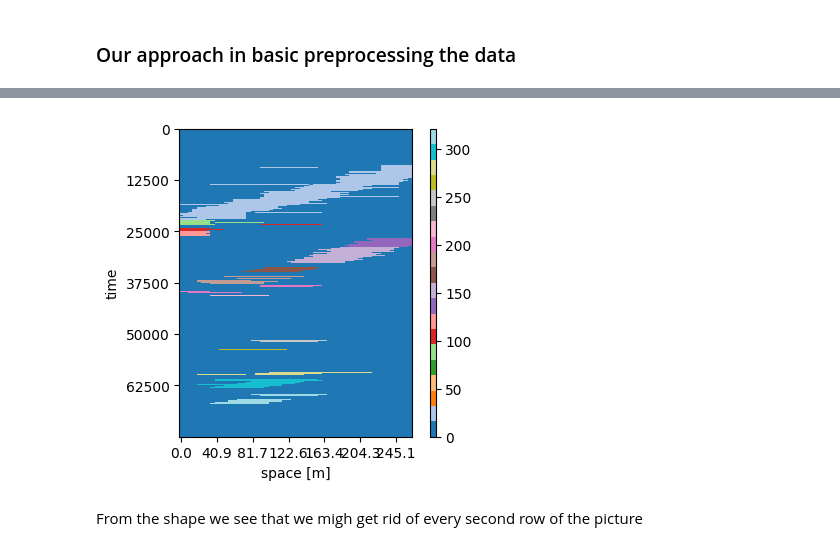
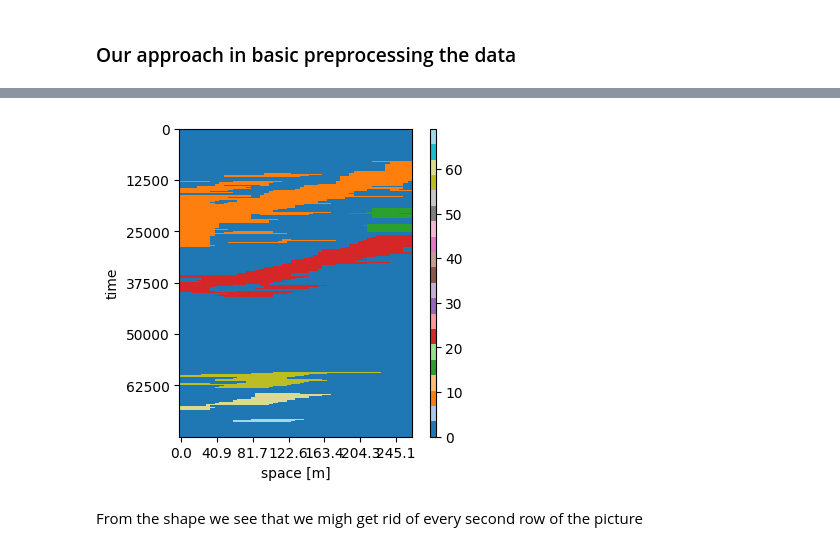
Before and after one commit to mmartyna123/ComputerVision, a Jupyter notebook: Project1/Project.ipynb, the cells around one changed output, grey strips where cells are left out. Saved outputs shown, nothing was run; the diff lists cells and outputs as text; code cells hidden in the pictures.

Commit message:
We have 6 regions, what we want.

```diff
--- a/Project1/Project.ipynb
+++ b/Project1/Project.ipynb
@@ -295,6 +295,8 @@ plot_dataframe_as_image(df_norm,3,6)
 df_binarized = (df_norm > np.percentile(df_norm, 90)).astype(int)
 print("binarized after gauss")
 plot_dataframe_as_image(df_binarized,3,6)
+
+
 #OPENING FOR NOISE REDUCTION
 kernel = cv2.getStructuringElement(cv2.MORPH_RECT,(2,20))
 opening = cv2.morphologyEx(df_binarized.values.astype(np.uint8), cv2.MORPH_OPEN, kernel )
@@ -339,18 +341,30 @@ plot_dataframe_as_image(df_dilated,3,6)
 
 
 
-# # CLOSE VERTICAL
-# vertical_kernel = np.ones((40, 5), dtype=np.uint8)
-# closed_image = cv2.morphologyEx(df_dilated.values.astype(np.uint8), cv2.MORPH_CLOSE, vertical_kernel)
-# print("smooth edges")
-# df_smooth = pd.DataFrame(closed_image, columns = df.columns)
-# plot_dataframe_as_image(df_smooth,3,6)
+
+
+# CLOSE VERTICAL
+vertical_kernel = np.ones((300, 2), dtype=np.uint8)
+closed_image = cv2.morphologyEx(df_dilated.values.astype(np.uint8), cv2.MORPH_CLOSE, vertical_kernel)
+print("smooth edges")
+df_smooth = pd.DataFrame(closed_image, columns = df.columns)
+plot_dataframe_as_image(df_smooth,3,6)
+
+
+kernel = cv2.getStructuringElement(cv2.MORPH_RECT, (2,5))
+eroded_image = cv2.erode(closed_image, kernel, iterations=10)
+df_eroded = pd.DataFrame(eroded_image, columns=df.columns)
+print("erosion on closed regions")
+plot_dataframe_as_image(df_eroded,3,6)
 
 
 
-df_second = df_smooth.iloc[::2, :]  #cet every second row, its gonna be better for filters
+
+df_eroded = df_eroded.iloc[::2, :]  #cet every second row, its gonna be better for filters
 print("df_second")
-plot_dataframe_as_image(df_second,3,6)
+plot_dataframe_as_image(df_eroded,3,6)
+
+
 
 
 
@@ -388,7 +402,7 @@ def skeletonize(img):
     return skeleton
 
 print("skeletonization")
-plot_dataframe_as_image(pd.DataFrame(skeletonize(df_eroded.values), columns=df.columns))
+plot_dataframe_as_image(pd.DataFrame(skeletonize(df_smooth.values), columns=df.columns))
 # %% [output]
 percentile
 [figure]
@@ -411,7 +425,7 @@ from matplotlib.colors import Normalize
 from skimage.measure import label, regionprops
 
 # Assuming df_dilated is your binary image DataFrame
-binary_image = df_dilated.values.astype(np.uint8)  # Convert DataFrame to uint8 numpy array
+binary_image = df_smooth.values.astype(np.uint8)  # Convert DataFrame to uint8 numpy array
 
 # Perform connected components analysis
 num_labels, labels = cv2.connectedComponents(binary_image)
@@ -423,35 +437,35 @@ for label_idx in range(1, num_labels):  # Start from 1 to skip background
     # Create a mask for the current component
     component_mask = (labels == label_idx)
 
     # Calculate the area of the component
     area = np.sum(component_mask)
 
     # Include components larger than 50 pixels in the filtered labels
-    if area > 3000:
+    if area > 10000:
         filtered_labels[component_mask] = label_idx
 
 # Visualize the filtered labeled regions
 fig = plt.figure(figsize=(3, 4))
 ax = plt.axes()
 
 # Use the filtered labels for visualization
 im = ax.imshow(filtered_labels, interpolation='none', aspect='auto', cmap='tab20')
 plt.ylabel('time')
 plt.xlabel('space [m]')
 
 # Add a colorbar to indicate label values
 cax = fig.add_axes([ax.get_position().x1 + 0.06, ax.get_position().y0, 0.02, ax.get_position().height])
 plt.colorbar(im, cax=cax)
 
 # Adjust x and y axis ticks if necessary (example assumes set_axis functions are defined)
 x_positions, x_labels = set_axis(df_dilated.columns)
 ax.set_xticks(x_positions, np.round(x_labels, 1))
 y_positions, y_labels = set_axis(df_dilated.index)
 ax.set_yticks(y_positions, y_labels)
 
 plt.show()
 # %% [output]
-[figure, old version]
+[figure, new version]
 # %% [markdown]
 From the shape we see that we migh get rid of every second row of the picture
 # %%
```
Also changed, not shown: parts of 1 cell of this notebook.
